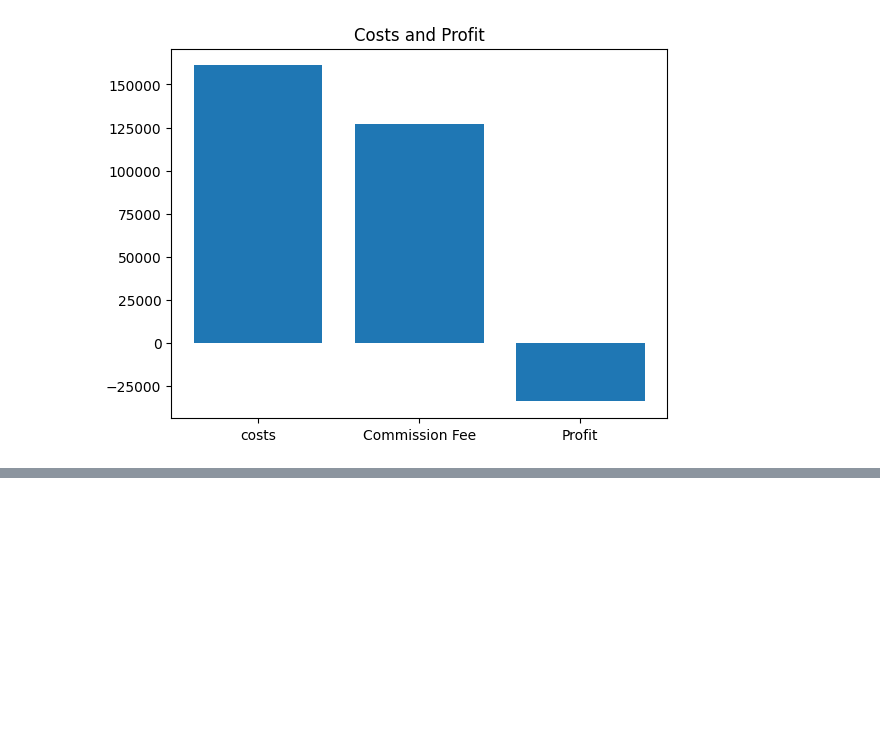
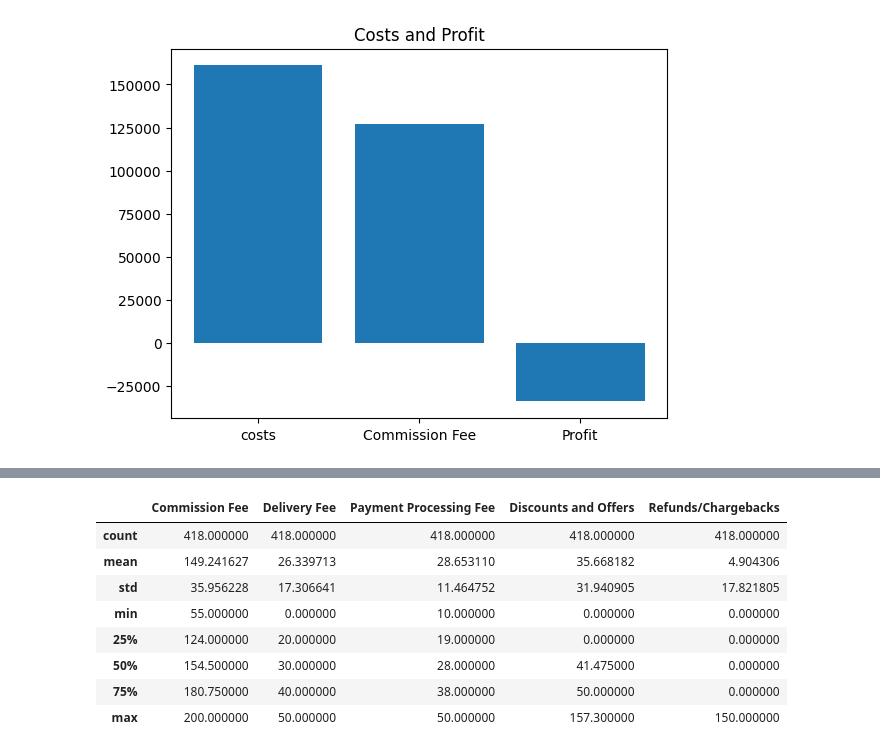
Before and after one commit to nit-kat/DS_Projects, a Jupyter notebook: Delivery_Cost_Analysis.ipynb, the cells around one changed output, grey strips where cells are left out. Cells and saved outputs as stored; diff of their text form; code cells hidden in the pictures; blank space fills up the shorter version.

```diff
--- a/Delivery_Cost_Analysis.ipynb
+++ b/Delivery_Cost_Analysis.ipynb
@@ -214,0 +243,13 @@ We can safely conclude that To be **profitable**:
+# %%
+current_profitable_orders = df[df['Profit'] > 0]
+current_profitable_orders[['Commission Fee','Delivery Fee','Payment Processing Fee','Discounts and Offers','Refunds/Chargebacks']].describe()
+# %% [output]
+|  | Commission Fee | Delivery Fee | Payment Processing Fee | Discounts and Offers | Refunds/Chargebacks |
+| count | 418.000000 | 418.000000 | 418.000000 | 418.000000 | 418.000000 |
+| mean | 149.241627 | 26.339713 | 28.653110 | 35.668182 | 4.904306 |
+| std | 35.956228 | 17.306641 | 11.464752 | 31.940905 | 17.821805 |
+| min | 55.000000 | 0.000000 | 10.000000 | 0.000000 | 0.000000 |
+| 25% | 124.000000 | 20.000000 | 19.000000 | 0.000000 | 0.000000 |
+| 50% | 154.500000 | 30.000000 | 28.000000 | 41.475000 | 0.000000 |
+| 75% | 180.750000 | 40.000000 | 38.000000 | 50.000000 | 0.000000 |
+| max | 200.000000 | 50.000000 | 50.000000 | 157.300000 | 150.000000 |
```
Also changed, not shown: parts of 6 cells of this notebook.
